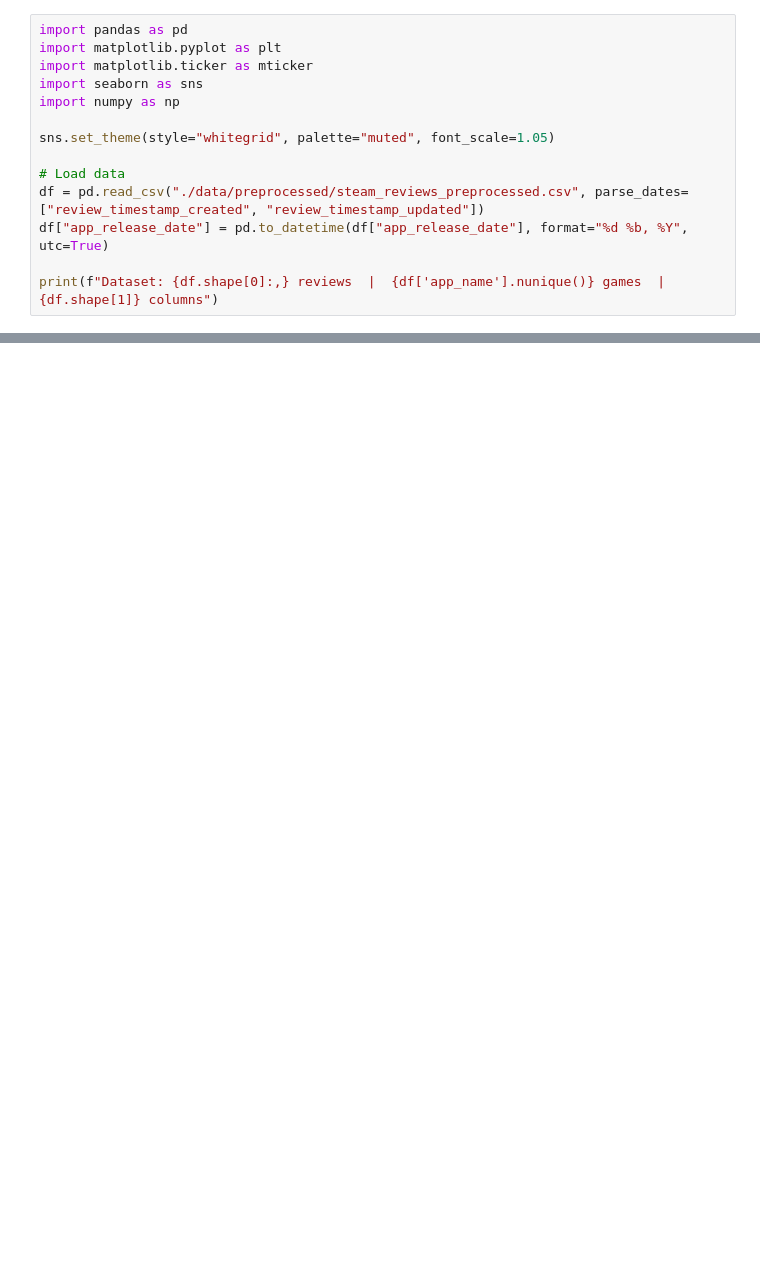
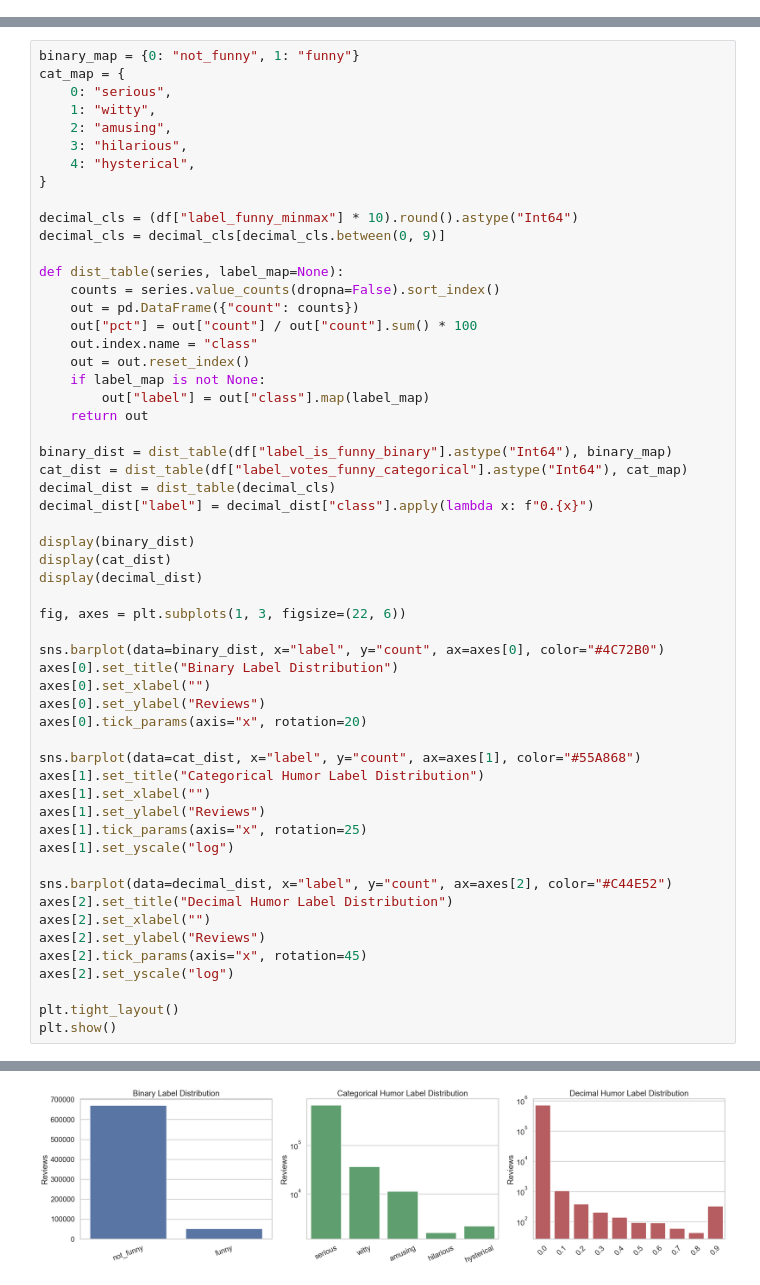
Before and after one commit to tdiepenb/steamReviewHumor, a Jupyter notebook: data_exploration.ipynb, the cells around one changed output, grey strips where cells are left out. Cells and saved outputs as stored; diff of their text form; blank space fills up the shorter version.

```diff
--- a/data_exploration.ipynb
+++ b/data_exploration.ipynb
@@ -1,14 +0,0 @@
-# %%
-import pandas as pd
-import matplotlib.pyplot as plt
-import matplotlib.ticker as mticker
-import seaborn as sns
-import numpy as np
-
-sns.set_theme(style="whitegrid", palette="muted", font_scale=1.05)
-
-# Load data
-df = pd.read_csv("./data/preprocessed/steam_reviews_preprocessed.csv", parse_dates=["review_timestamp_created", "review_timestamp_updated"])
-df["app_release_date"] = pd.to_datetime(df["app_release_date"], format="%d %b, %Y", utc=True)
-
-print(f"Dataset: {df.shape[0]:,} reviews  |  {df['app_name'].nunique()} games  |  {df.shape[1]} columns")
@@ -788,0 +242,57 @@ plt.show()
+# %%
+binary_map = {0: "not_funny", 1: "funny"}
+cat_map = {
+    0: "serious",
+    1: "witty",
+    2: "amusing",
+    3: "hilarious",
+    4: "hysterical",
+}
+
+decimal_cls = (df["label_funny_minmax"] * 10).round().astype("Int64")
+decimal_cls = decimal_cls[decimal_cls.between(0, 9)]
+
+def dist_table(series, label_map=None):
+    counts = series.value_counts(dropna=False).sort_index()
+    out = pd.DataFrame({"count": counts})
+    out["pct"] = out["count"] / out["count"].sum() * 100
+    out.index.name = "class"
+    out = out.reset_index()
+    if label_map is not None:
+        out["label"] = out["class"].map(label_map)
+    return out
+
+binary_dist = dist_table(df["label_is_funny_binary"].astype("Int64"), binary_map)
+cat_dist = dist_table(df["label_votes_funny_categorical"].astype("Int64"), cat_map)
+decimal_dist = dist_table(decimal_cls)
+decimal_dist["label"] = decimal_dist["class"].apply(lambda x: f"0.{x}")
+
+display(binary_dist)
+display(cat_dist)
+display(decimal_dist)
+
+fig, axes = plt.subplots(1, 3, figsize=(22, 6))
+
+sns.barplot(data=binary_dist, x="label", y="count", ax=axes[0], color="#4C72B0")
+axes[0].set_title("Binary Label Distribution")
+axes[0].set_xlabel("")
+axes[0].set_ylabel("Reviews")
+axes[0].tick_params(axis="x", rotation=20)
+
+sns.barplot(data=cat_dist, x="label", y="count", ax=axes[1], color="#55A868")
+axes[1].set_title("Categorical Humor Label Distribution")
+axes[1].set_xlabel("")
+axes[1].set_ylabel("Reviews")
+axes[1].tick_params(axis="x", rotation=25)
+axes[1].set_yscale("log")
+
+sns.barplot(data=decimal_dist, x="label", y="count", ax=axes[2], color="#C44E52")
+axes[2].set_title("Decimal Humor Label Distribution")
+axes[2].set_xlabel("")
+axes[2].set_ylabel("Reviews")
+axes[2].tick_params(axis="x", rotation=45)
+axes[2].set_yscale("log")
+
+plt.tight_layout()
+plt.show()
+# %% [output]
@@ -788,0 +319 @@ plt.show()
+[figure, added]
```
Also changed, not shown: parts of 55 cells of this notebook, 5 other files.
